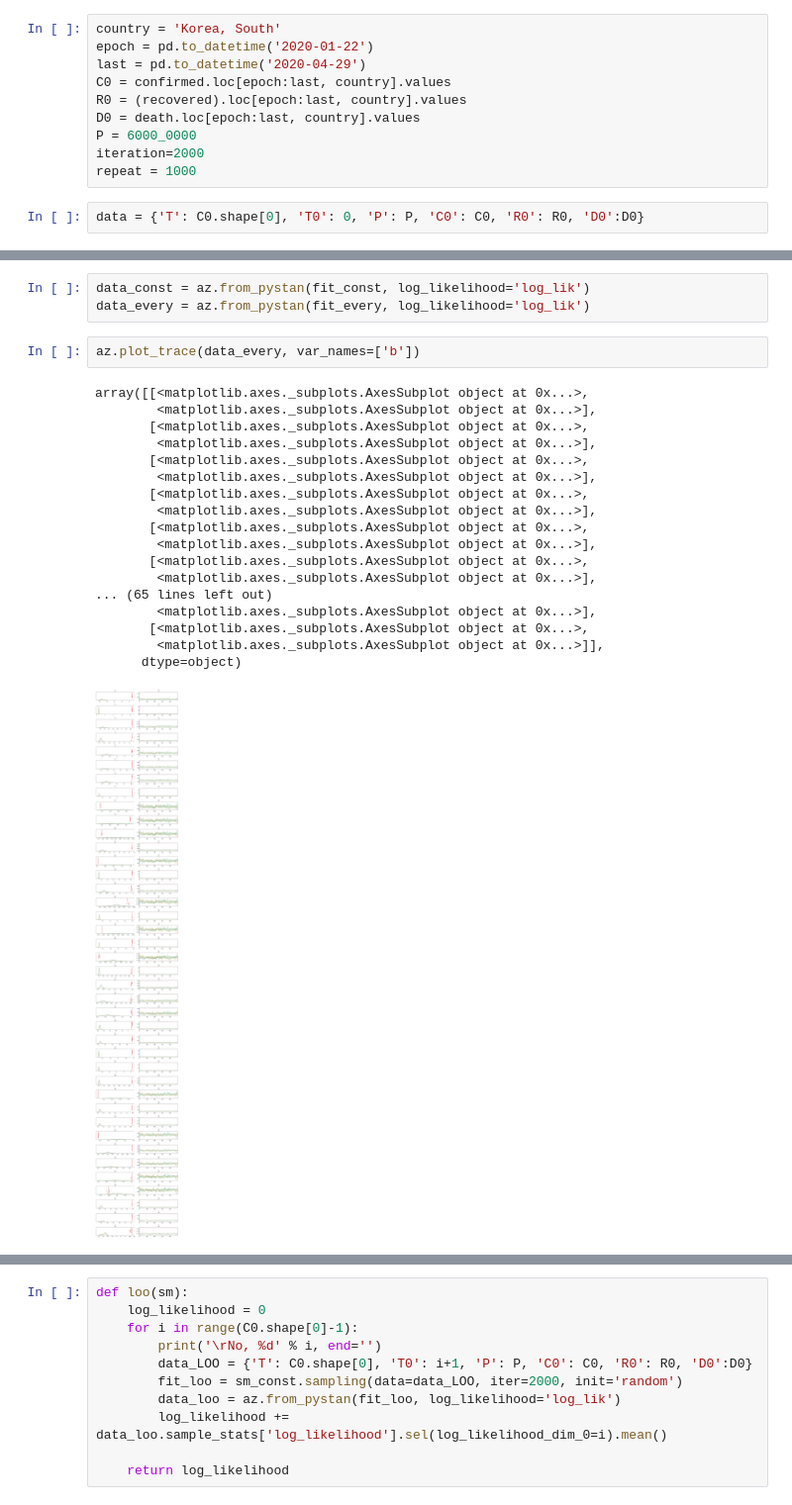
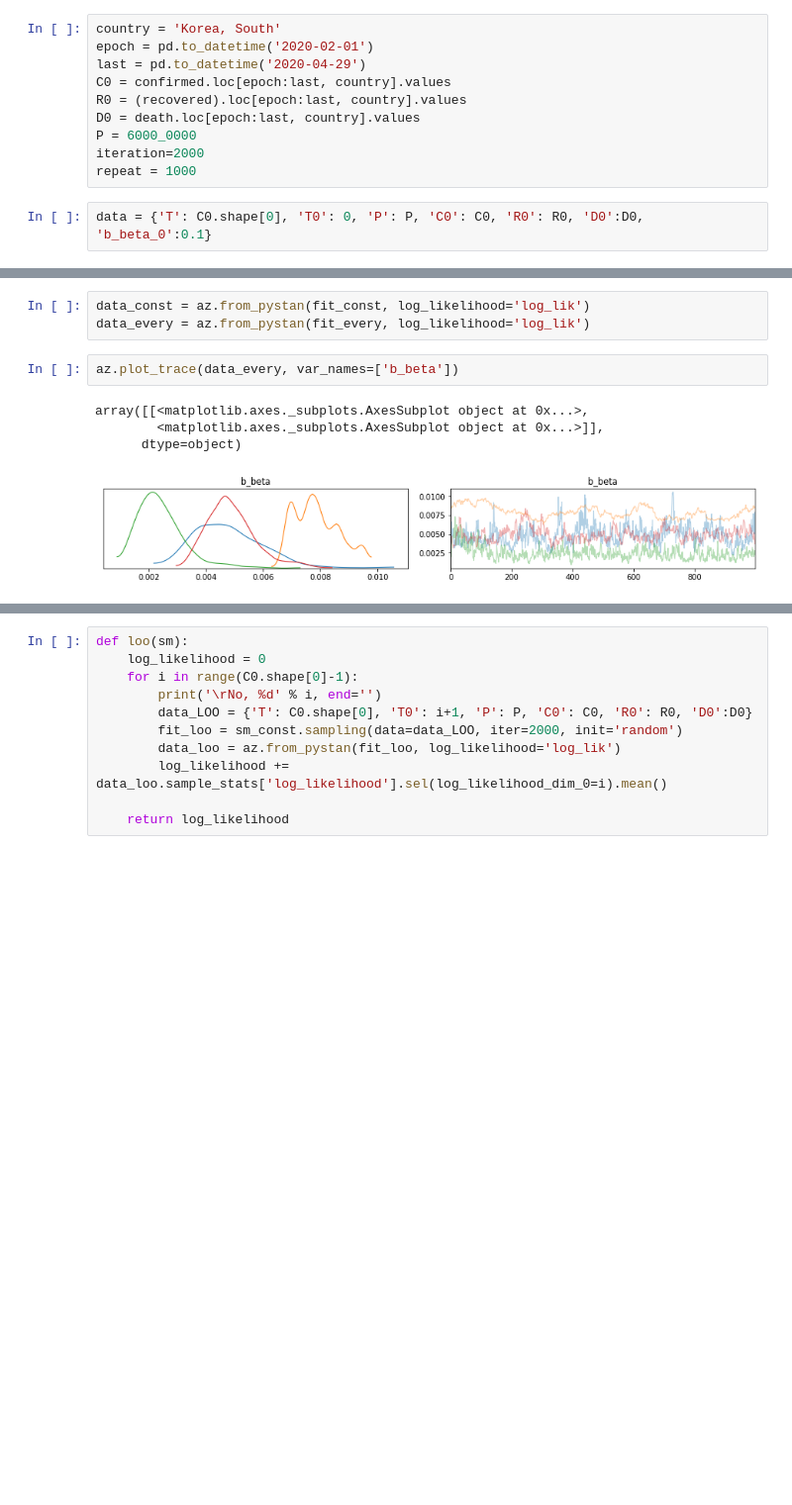
Before and after one commit to yoriyuki/BayesianCOVID19, a Jupyter notebook: notebook/BayesianCOVID19-Korea.ipynb, the cells around one changed output, grey strips where cells are left out. Shown at 99% size. Drawn from its saved outputs; the diff is of its cells as text; blank space fills up the shorter version.

```diff
--- a/notebook/BayesianCOVID19-Korea.ipynb
+++ b/notebook/BayesianCOVID19-Korea.ipynb
@@ -38,7 +38,7 @@ death = df.cummax()
 ### Data Preparation ###
 # %%
 country = 'Korea, South'
-epoch = pd.to_datetime('2020-01-22')
+epoch = pd.to_datetime('2020-02-01')
 last = pd.to_datetime('2020-04-29')
 C0 = confirmed.loc[epoch:last, country].values
 R0 = (recovered).loc[epoch:last, country].values
@@ -47,7 +47,7 @@ P = 6000_0000
 iteration=2000
 repeat = 1000
 # %%
-data = {'T': C0.shape[0], 'T0': 0, 'P': P, 'C0': C0, 'R0': R0, 'D0':D0}
+data = {'T': C0.shape[0], 'T0': 0, 'P': P, 'C0': C0, 'R0': R0, 'D0':D0, 'b_beta_0':0.1}
 # %%
 upto = epoch+pd.Timedelta(days=C0.shape[0]-2)
 index= pd.date_range(start=epoch, end=upto)
@@ -185,26 +182,12 @@ fit_every = data_dict['fit']
 data_const = az.from_pystan(fit_const, log_likelihood='log_lik')
 data_every = az.from_pystan(fit_every, log_likelihood='log_lik')
 # %%
-az.plot_trace(data_every, var_names=['b'])
+az.plot_trace(data_every, var_names=['b_beta'])
 # %% [output]
 array([[<matplotlib.axes._subplots.AxesSubplot object at 0x...>,
-        <matplotlib.axes._subplots.AxesSubplot object at 0x...>],
-       [<matplotlib.axes._subplots.AxesSubplot object at 0x...>,
-        <matplotlib.axes._subplots.AxesSubplot object at 0x...>],
-       [<matplotlib.axes._subplots.AxesSubplot object at 0x...>,
-        <matplotlib.axes._subplots.AxesSubplot object at 0x...>],
-       [<matplotlib.axes._subplots.AxesSubplot object at 0x...>,
-        <matplotlib.axes._subplots.AxesSubplot object at 0x...>],
-       [<matplotlib.axes._subplots.AxesSubplot object at 0x...>,
-        <matplotlib.axes._subplots.AxesSubplot object at 0x...>],
-       [<matplotlib.axes._subplots.AxesSubplot object at 0x...>,
-        <matplotlib.axes._subplots.AxesSubplot object at 0x...>],
-... (65 lines left out)
-        <matplotlib.axes._subplots.AxesSubplot object at 0x...>],
-       [<matplotlib.axes._subplots.AxesSubplot object at 0x...>,
         <matplotlib.axes._subplots.AxesSubplot object at 0x...>]],
       dtype=object)
-[figure, old version]
+[figure, new version]
 # %%
 loo_const = az.loo(data_const, pointwise=True)
 loo_const
```
Also changed, not shown: parts of 18 cells of this notebook, 7 other files.
